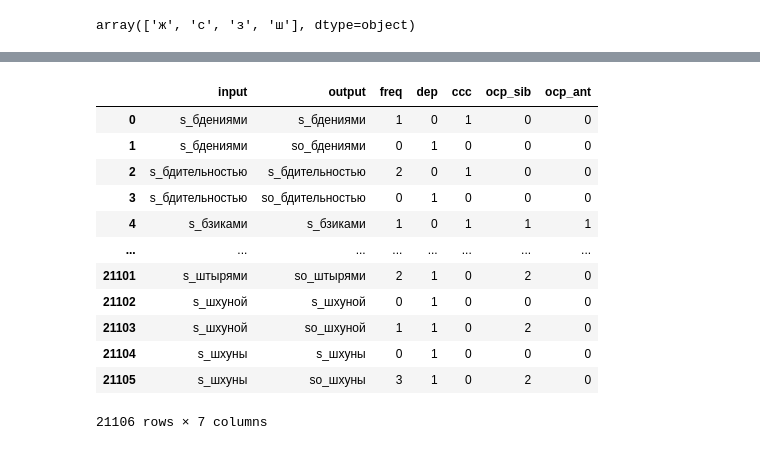
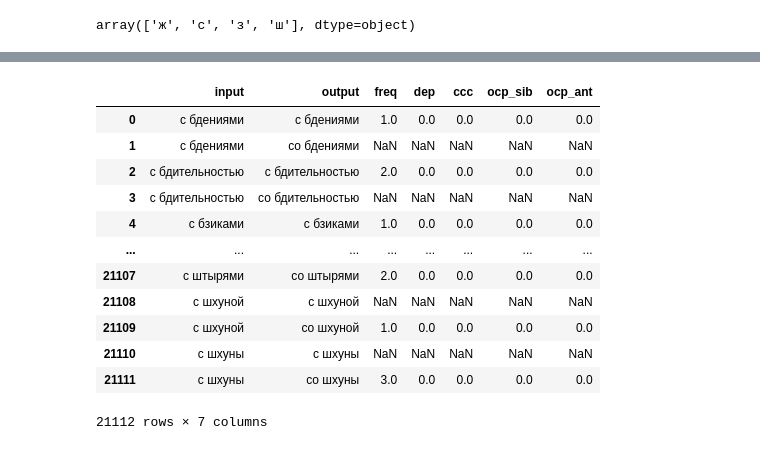
Before and after one commit to EthanHistory/preprocess, a Jupyter notebook: preprocess.ipynb, the cells around one changed output, grey strips where cells are left out. Drawn from its saved outputs; the diff is of its cells as text; code cells hidden in the pictures.

```diff
--- a/preprocess.ipynb
+++ b/preprocess.ipynb
@@ -14,7 +114,7 @@ Index(['prep', 'stem', 'epen', 'prep_c', 'c1', 'c2', 'stem2', 'c1_2', 'c2_2',
 # %%
 # create same adjacent sibilant column conditioned on same adjacent coronal fricative
-data['same_sib1'] = 'no'
-data.loc[data[(data['prep_c'] == 'с') & (data['same.pl1'] == 'cor') & (data['same.mn1'] == 'fric')].index, 'same_sib1'] = 'yes'
-data[data['same_sib1'] == 'yes'].c1.unique()
+s_unique_data['same.sib1'] = 'no'
+s_unique_data.loc[s_unique_data[(s_unique_data['same.pl1'] == 'cor') & (s_unique_data['same.mn1'] == 'fric')].index, 'same.sib1'] = 'yes'
+s_unique_data[s_unique_data['same.sib1'] == 'yes'].c1.unique()
 # %% [output]
 array(['ж', 'с', 'з', 'ш'], dtype=object)
@@ -32,0 +121,5 @@ same.ant1
+# %%
+input_related_columns = ['input', 'same.sib1', 'same.ant1']
+# TODO : why do I need to drop_ducplicate instead of just copy
+input_data = s_unique_data[input_related_columns].drop_duplicates()
+input_data
@@ -32,0 +140,8 @@ same.ant1
+# %%
+output_related_columns = ['output', 'input', 'freq']
+output_data = s_unique_data[output_related_columns].copy()
+output_data['dep'] = 0
+output_data['ccc'] = 0
+output_data['ocp_sib'] = 0
+output_data['ocp_ant'] = 0
+output_data
@@ -33,20 +162,20 @@ same.ant1
 # %%
-left_df = pd.DataFrame(data.input.unique(), columns=['input'])
+dup_data = pd.DataFrame(input_data.input.unique(), columns=['input'])
 
 # 1. Copy input column to create output column
 # https://stackoverflow.com/questions/32675861/copy-all-values-in-a-column-to-a-new-column-in-a-pandas-dataframe/32682095
-left_df['output'] = left_df['input']
+dup_data['output'] = dup_data['input']
 
 # ref : https://www.codeforests.com/2020/09/27/pandas-split-one-row-of-data-into-multiple-rows/
 # 2. Duplicate each row and reset index
 # https://pandas.pydata.org/docs/reference/api/pandas.DataFrame.reset_index.html
-left_df = left_df.loc[left_df.index.repeat(2),:].reset_index(drop=True)
+dup_data = dup_data.loc[dup_data.index.repeat(2),:].reset_index(drop=True)
 
 # 3. Get duplicated row indexes
-idx_duplicate = left_df.duplicated(keep="first")
+idx_duplicate = dup_data.duplicated(keep="first")
 
 # 4. Replace output value of duplicated rows from s_ to so_
-left_df.loc[idx_duplicate, 'output'] = left_df.loc[idx_duplicate, 'output'].replace(regex=r's_', value='so_')
-left_df
+dup_data.loc[idx_duplicate, 'output'] = dup_data.loc[idx_duplicate, 'output'].replace(regex=r'с ', value='со ')
+dup_data
 # %% [output]
 |  | input | output |
@@ -82,22 +194,18 @@ right_df
 # %%
-new_df = left_df.join(right_df.set_index('output'), how='left', on='output')
-new_df['freq'].fillna(0, inplace=True)
-new_df['dep'].fillna(1, inplace=True)
-new_df['ccc'].fillna(0, inplace=True)
-new_df['ocp_sib'].fillna(0, inplace=True)
-new_df['ocp_ant'].fillna(0, inplace=True)
-new_df.astype({'freq' : int, 'dep' : int, 'ccc' : int, 'ocp_sib' : int, 'ocp_ant' : int})
+output_data = dup_data.join(output_data.drop(['input'], axis=1).set_index('output'), how='left', on='output')
+output_data
+# new_df.astype({'freq' : int, 'dep' : int, 'ccc' : int, 'ocp_sib' : int, 'ocp_ant' : int})
 # %% [output]
 |  | input | output | freq | dep | ccc | ocp_sib | ocp_ant |
-| 0 | s_бдениями | s_бдениями | 1 | 0 | 1 | 0 | 0 |
-| 1 | s_бдениями | so_бдениями | 0 | 1 | 0 | 0 | 0 |
-| 2 | s_бдительностью | s_бдительностью | 2 | 0 | 1 | 0 | 0 |
-| 3 | s_бдительностью | so_бдительностью | 0 | 1 | 0 | 0 | 0 |
-| 4 | s_бзиками | s_бзиками | 1 | 0 | 1 | 1 | 1 |
+| 0 | с бдениями | с бдениями | 1.0 | 0.0 | 0.0 | 0.0 | 0.0 |
+| 1 | с бдениями | со бдениями | NaN | NaN | NaN | NaN | NaN |
+| 2 | с бдительностью | с бдительностью | 2.0 | 0.0 | 0.0 | 0.0 | 0.0 |
+| 3 | с бдительностью | со бдительностью | NaN | NaN | NaN | NaN | NaN |
+| 4 | с бзиками | с бзиками | 1.0 | 0.0 | 0.0 | 0.0 | 0.0 |
 | ... | ... | ... | ... | ... | ... | ... | ... |
-| 21101 | s_штырями | so_штырями | 2 | 1 | 0 | 2 | 0 |
-| 21102 | s_шхуной | s_шхуной | 0 | 1 | 0 | 0 | 0 |
-| 21103 | s_шхуной | so_шхуной | 1 | 1 | 0 | 2 | 0 |
-| 21104 | s_шхуны | s_шхуны | 0 | 1 | 0 | 0 | 0 |
-| 21105 | s_шхуны | so_шхуны | 3 | 1 | 0 | 2 | 0 |
+| 21107 | с штырями | со штырями | 2.0 | 0.0 | 0.0 | 0.0 | 0.0 |
+| 21108 | с шхуной | с шхуной | NaN | NaN | NaN | NaN | NaN |
+| 21109 | с шхуной | со шхуной | 1.0 | 0.0 | 0.0 | 0.0 | 0.0 |
+| 21110 | с шхуны | с шхуны | NaN | NaN | NaN | NaN | NaN |
+| 21111 | с шхуны | со шхуны | 3.0 | 0.0 | 0.0 | 0.0 | 0.0 |
-21106 rows × 7 columns
+21112 rows × 7 columns
```
Also changed, not shown: parts of 22 cells of this notebook.
